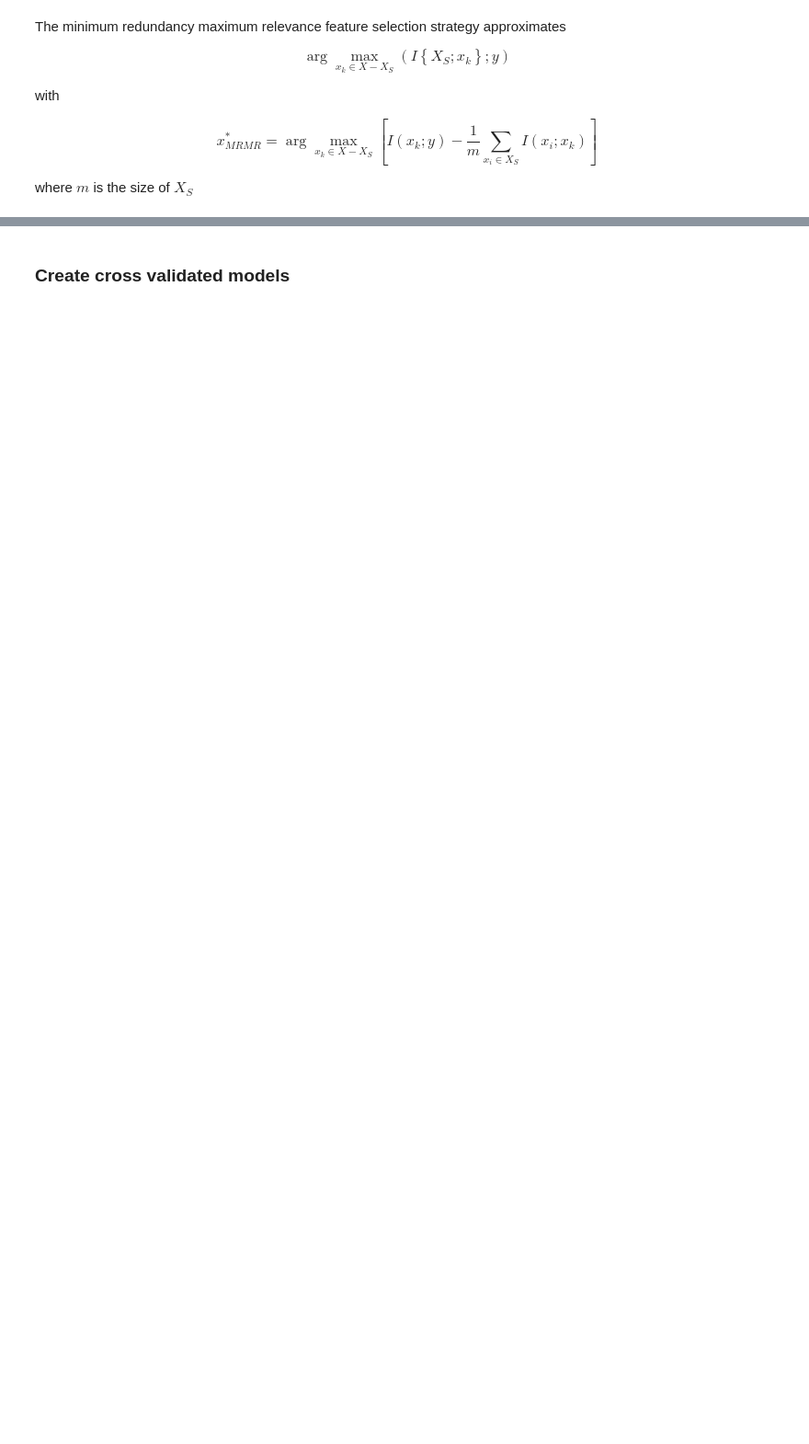
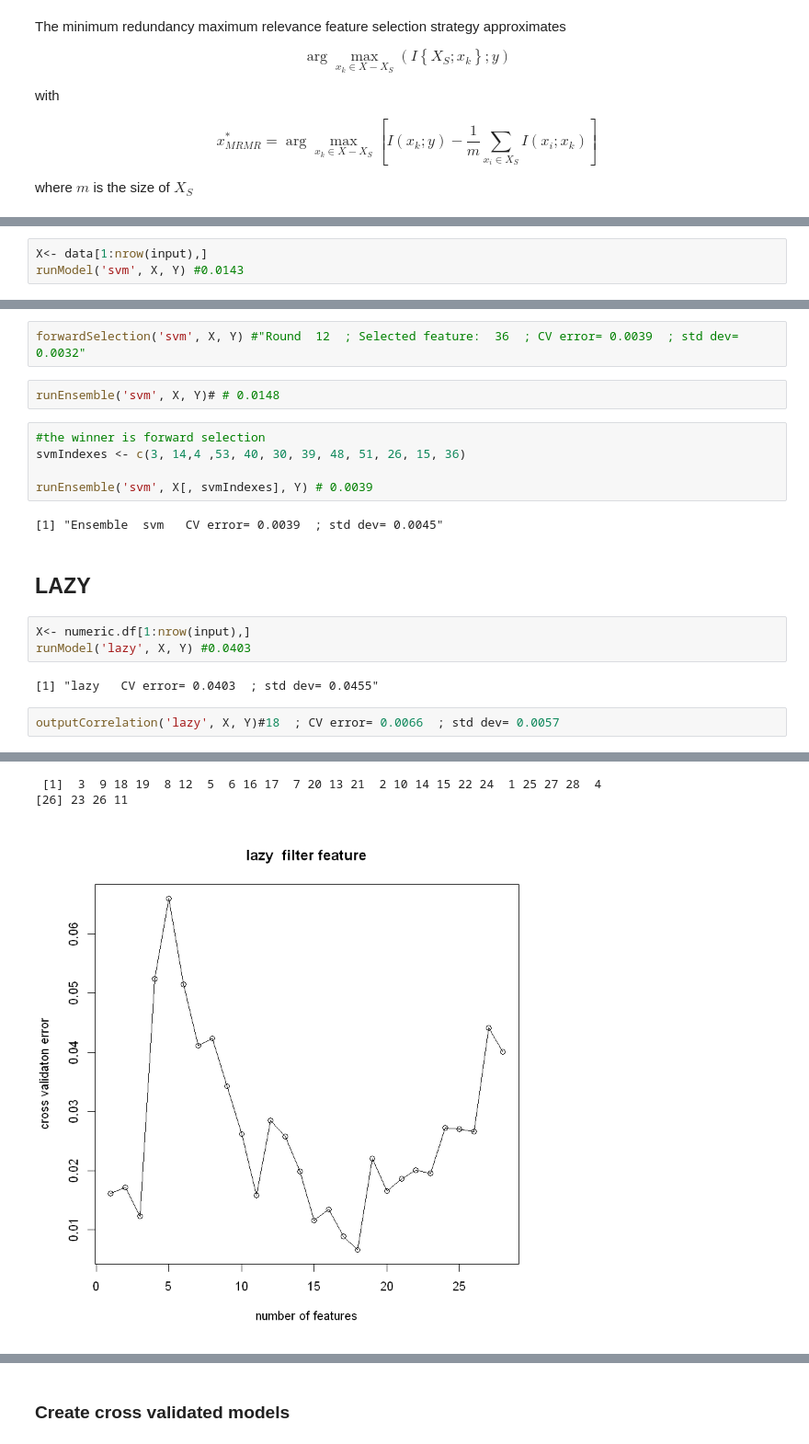
Before and after one commit to ciortanmadalina/BioinfoSem2, a Jupyter notebook: ml/homework.ipynb, the cells around one changed output, grey strips where cells are left out. Shown at 92% size. Cells and saved outputs as stored; diff of their text form; blank space fills up the shorter version.

```diff
--- a/ml/homework.ipynb
+++ b/ml/homework.ipynb
@@ -883,0 +1016,3 @@ forwardSelection('tree', X, Y)
+# %%
+X<- data[1:nrow(input),]
+runModel('svm', X, Y) #0.0143
@@ -883,0 +1027,21 @@ forwardSelection('tree', X, Y)
+# %%
+forwardSelection('svm', X, Y) #"Round  12  ; Selected feature:  36  ; CV error= 0.0039  ; std dev= 0.0032"
+# %%
+runEnsemble('svm', X, Y)# # 0.0148
+# %%
+#the winner is forward selection
+svmIndexes <- c(3, 14,4 ,53, 40, 30, 39, 48, 51, 26, 15, 36)
+
+runEnsemble('svm', X[, svmIndexes], Y) # 0.0039
+# %% [output]
+[1] "Ensemble  svm   CV error= 0.0039  ; std dev= 0.0045"
+# %% [markdown]
+## LAZY
+# %%
+X<- numeric.df[1:nrow(input),]
+runModel('lazy', X, Y) #0.0403
+# %% [output]
+[1] "lazy   CV error= 0.0403  ; std dev= 0.0455"
+# %%
+outputCorrelation('lazy', X, Y)#18  ; CV error= 0.0066  ; std dev= 0.0057
+# %% [output]
@@ -883,0 +1065,3 @@ forwardSelection('tree', X, Y)
+ [1]  3  9 18 19  8 12  5  6 16 17  7 20 13 21  2 10 14 15 22 24  1 25 27 28  4
+[26] 23 26 11
+[figure, added]
```
Also changed, not shown: parts of 121 cells of this notebook.
